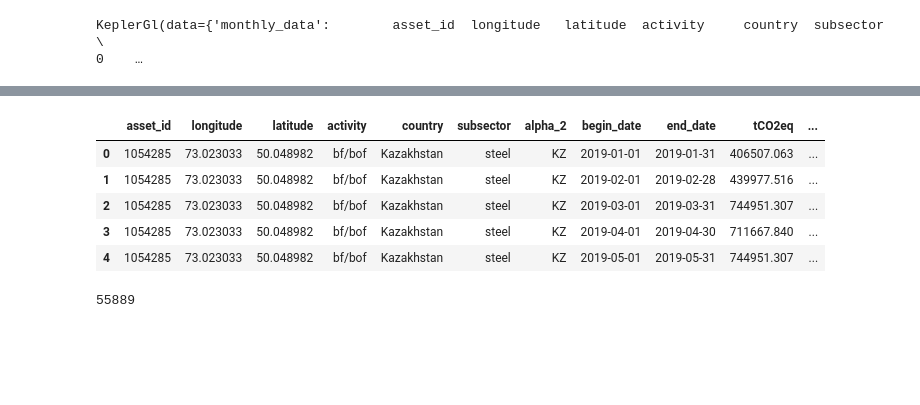
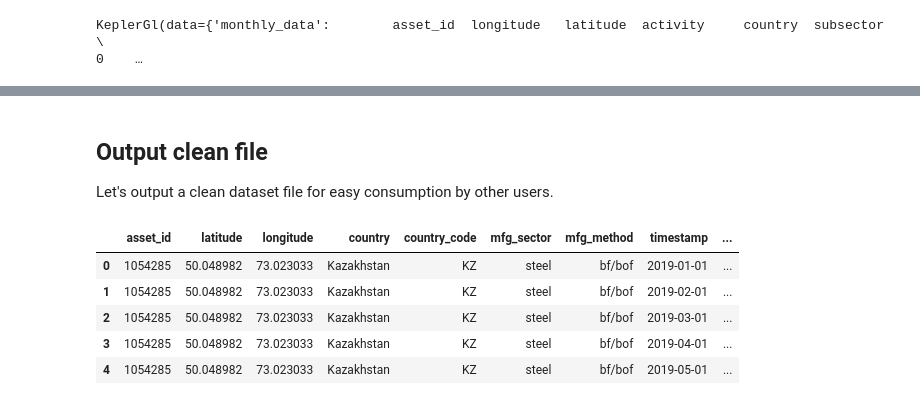
Before and after one commit to danhammer/asset-emissions, a Jupyter notebook: manufacturing_assets/Manufacturing Data Explore.ipynb, the cells around one changed output, grey strips where cells are left out. Cells and saved outputs as stored; diff of their text form; code cells hidden in the pictures; blank space fills up the shorter version.

```diff
--- a/manufacturing_assets/Manufacturing Data Explore.ipynb
+++ b/manufacturing_assets/Manufacturing Data Explore.ipynb
@@ -282,16 +270,21 @@ px.area(t_df,x='begin_date',y='tCO2eq',color='activity',title = 'Count of Active
 # %% [output]
 [interactive output not drawn]
 [interactive output not drawn]
-# %%
-clean_df.head()
-# %% [output]
-|  | asset_id | longitude | latitude | activity | country | subsector | alpha_2 | begin_date | end_date | tCO2eq | ... |
-| 0 | 1054285 | 73.023033 | 50.048982 | bf/bof | Kazakhstan | steel | KZ | 2019-01-01 | 2019-01-31 | 406507.063 | ... |
-| 1 | 1054285 | 73.023033 | 50.048982 | bf/bof | Kazakhstan | steel | KZ | 2019-02-01 | 2019-02-28 | 439977.516 | ... |
-| 2 | 1054285 | 73.023033 | 50.048982 | bf/bof | Kazakhstan | steel | KZ | 2019-03-01 | 2019-03-31 | 744951.307 | ... |
-| 3 | 1054285 | 73.023033 | 50.048982 | bf/bof | Kazakhstan | steel | KZ | 2019-04-01 | 2019-04-30 | 711667.840 | ... |
-| 4 | 1054285 | 73.023033 | 50.048982 | bf/bof | Kazakhstan | steel | KZ | 2019-05-01 | 2019-05-31 | 744951.307 | ... |
-# %%
-len(clean_df)
-# %% [output]
-55889
+# %% [markdown]
+## Output clean file
+Let's output a clean dataset file for easy consumption by other users.
+# %%
+clean_df['period_duration'] = 'month'
+output_df = clean_df[['asset_id','latitude','longitude','country','alpha_2','subsector',
+                      'activity','begin_date','period_duration','tCO2eq']]
+output_df.columns = ['asset_id','latitude','longitude','country','country_code','mfg_sector',
+                     'mfg_method','timestamp','period_duration','tCO2eq']
+output_df.head()
+output_df.to_csv('output_data/manufacturing_data_simple.csv')
+# %% [output]
+|  | asset_id | latitude | longitude | country | country_code | mfg_sector | mfg_method | timestamp | ... |
+| 0 | 1054285 | 50.048982 | 73.023033 | Kazakhstan | KZ | steel | bf/bof | 2019-01-01 | ... |
+| 1 | 1054285 | 50.048982 | 73.023033 | Kazakhstan | KZ | steel | bf/bof | 2019-02-01 | ... |
+| 2 | 1054285 | 50.048982 | 73.023033 | Kazakhstan | KZ | steel | bf/bof | 2019-03-01 | ... |
+| 3 | 1054285 | 50.048982 | 73.023033 | Kazakhstan | KZ | steel | bf/bof | 2019-04-01 | ... |
+| 4 | 1054285 | 50.048982 | 73.023033 | Kazakhstan | KZ | steel | bf/bof | 2019-05-01 | ... |
```
Also changed, not shown: parts of 3 cells of this notebook, 6 other files.
